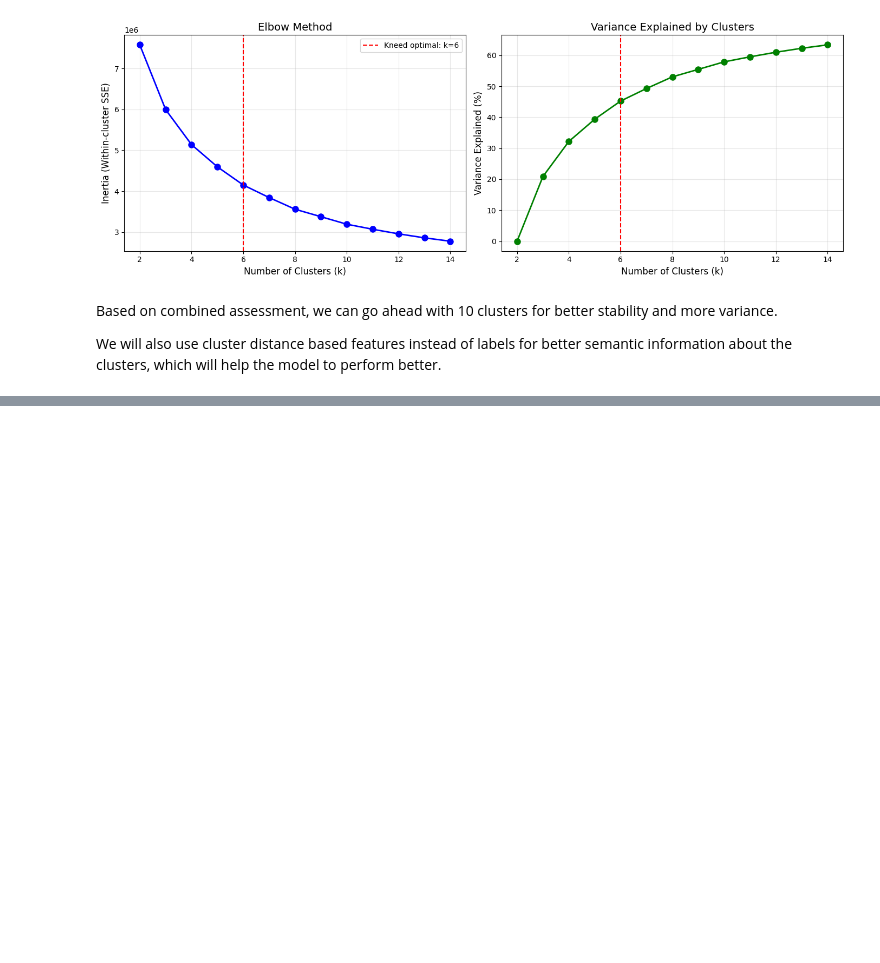
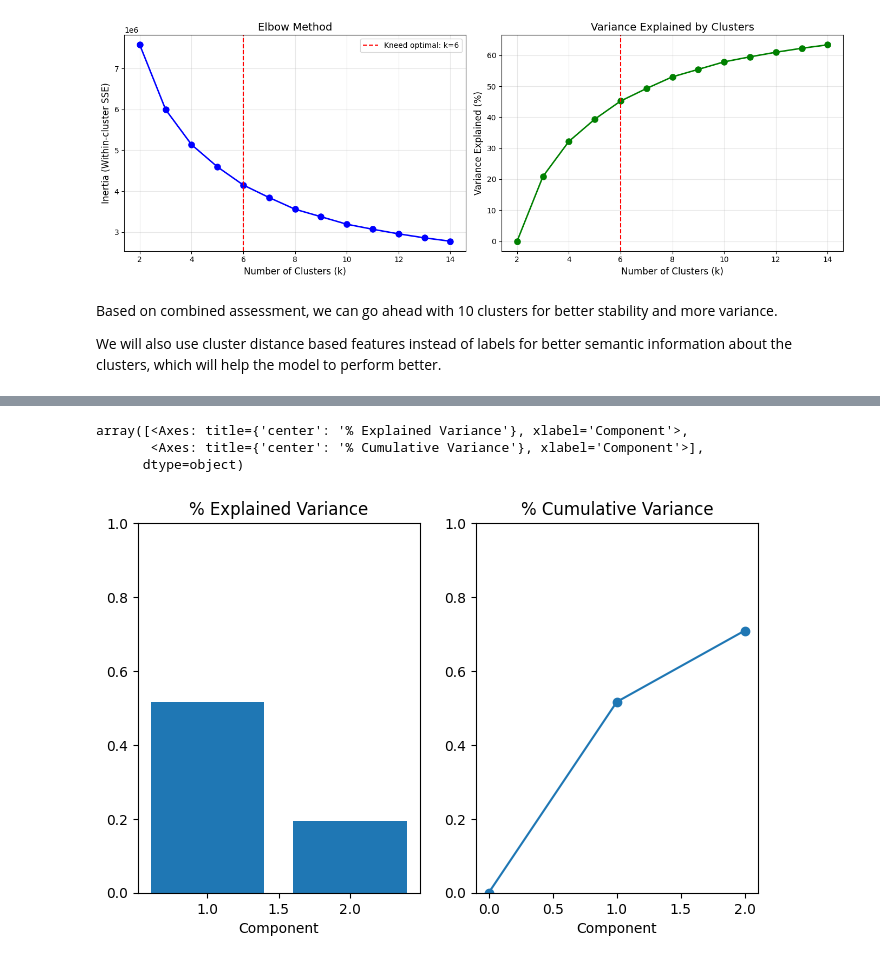
Before and after one commit to AadiPaliwal/regression_ml_end2end, a Jupyter notebook: notebooks/03_feature_engineering.ipynb, the cells around one changed output, grey strips where cells are left out. Cells and saved outputs as stored; diff of their text form; code cells hidden in the pictures; blank space fills up the shorter version.

```diff
--- a/notebooks/03_feature_engineering.ipynb
+++ b/notebooks/03_feature_engineering.ipynb
@@ -683,0 +908,7 @@ X_train_scaled =
+# %%
+plot_variance(pca_price)
+# %% [output]
+array([<Axes: title={'center': '% Explained Variance'}, xlabel='Component'>,
+       <Axes: title={'center': '% Cumulative Variance'}, xlabel='Component'>],
+      dtype=object)
+[figure, added]
```
Also changed, not shown: parts of 30 cells of this notebook.
